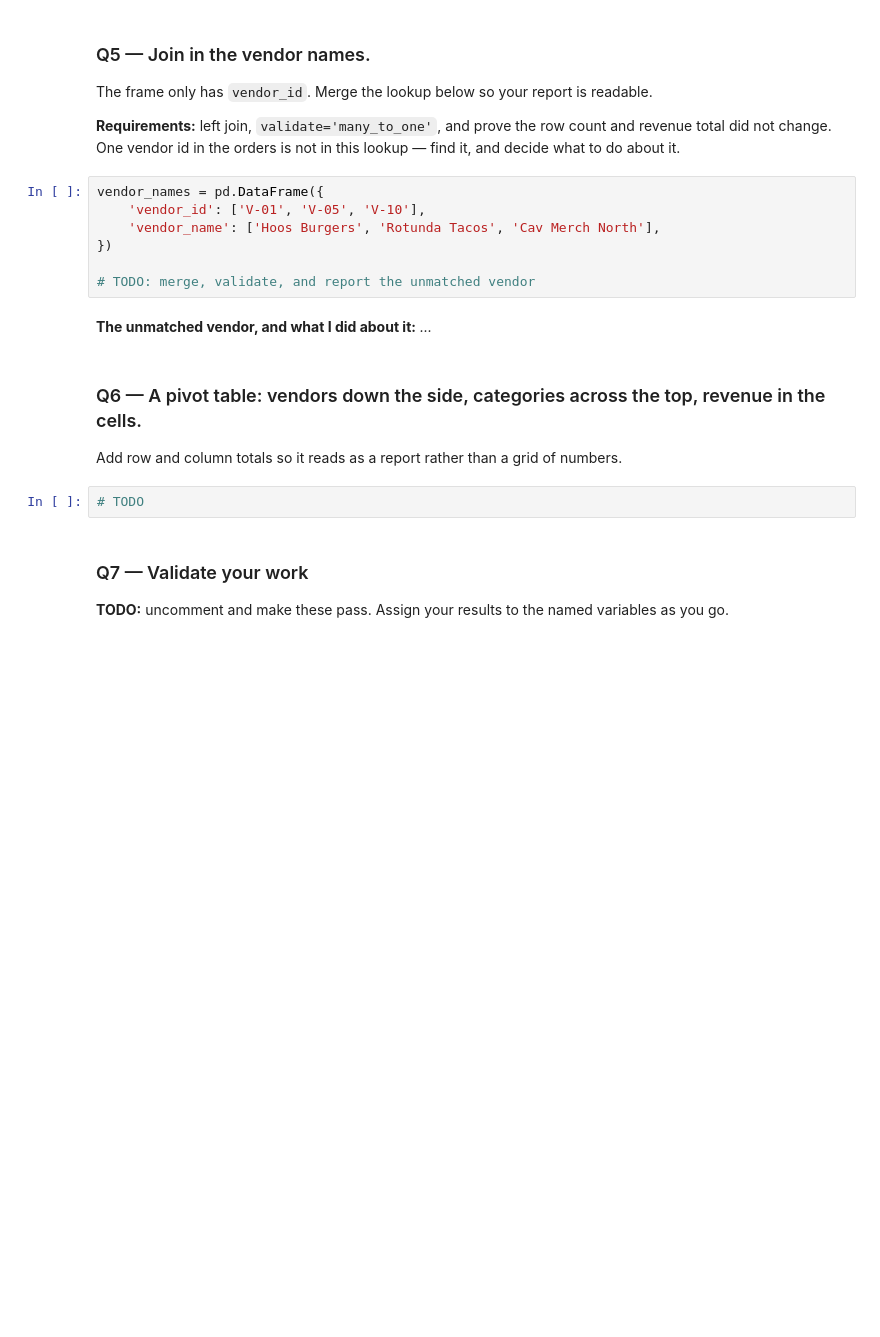
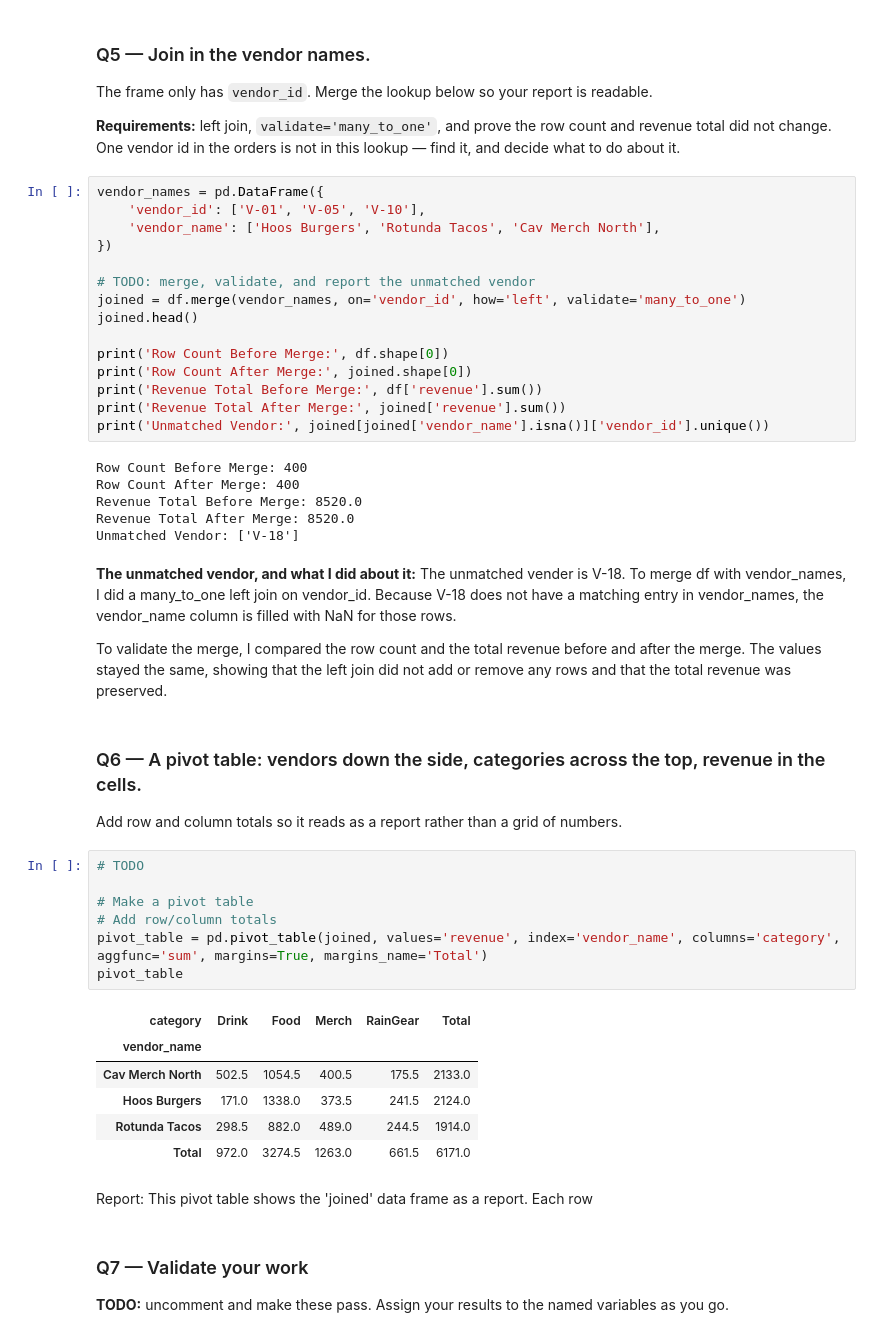
Before and after one commit to ekee7/ds2002-fa26, a Jupyter notebook: notebooks/03-pandas-cleaning/2026-09-18 — Pandas Challenge — Lab.ipynb, the cells around one changed output. Drawn from its saved outputs; the diff is of its cells as text; blank space fills up the shorter version.

```diff
--- a/notebooks/03-pandas-cleaning/2026-09-18 — Pandas Challenge — Lab.ipynb
+++ b/notebooks/03-pandas-cleaning/2026-09-18 — Pandas Challenge — Lab.ipynb
@@ -60,14 +128,44 @@ vendor_names = pd.DataFrame({
 })
 
 # TODO: merge, validate, and report the unmatched vendor
+joined = df.merge(vendor_names, on='vendor_id', how='left', validate='many_to_one')
+joined.head()
+
+print('Row Count Before Merge:', df.shape[0])
+print('Row Count After Merge:', joined.shape[0])
+print('Revenue Total Before Merge:', df['revenue'].sum())
+print('Revenue Total After Merge:', joined['revenue'].sum())
+print('Unmatched Vendor:', joined[joined['vendor_name'].isna()]['vendor_id'].unique())
+# %% [output]
+Row Count Before Merge: 400
+Row Count After Merge: 400
+Revenue Total Before Merge: 8520.0
+Revenue Total After Merge: 8520.0
+Unmatched Vendor: ['V-18']
 # %% [markdown]
-**The unmatched vendor, and what I did about it:** _..._
+**The unmatched vendor, and what I did about it:** The unmatched vender is V-18. To merge df with vendor_names, I did a many_to_one left join on vendor_id. Because V-18 does not have a matching entry in vendor_names, the vendor_name column is filled with NaN for those rows.
+
+To validate the merge, I compared the row count and the total revenue before and after the merge. The values stayed the same, showing that the left join did not add or remove any rows and that the total revenue was preserved.
 # %% [markdown]
 ### Q6 — A pivot table: vendors down the side, categories across the top, revenue in the cells.
 
 Add row and column totals so it reads as a report rather than a grid of numbers.
 # %%
 # TODO
+
+# Make a pivot table
+# Add row/column totals
+pivot_table = pd.pivot_table(joined, values='revenue', index='vendor_name', columns='category', aggfunc='sum', margins=True, margins_name='Total')
+pivot_table
+# %% [output]
+| category | Drink | Food | Merch | RainGear | Total |
+| vendor_name |  |  |  |  |  |
+| Cav Merch North | 502.5 | 1054.5 | 400.5 | 175.5 | 2133.0 |
+| Hoos Burgers | 171.0 | 1338.0 | 373.5 | 241.5 | 2124.0 |
+| Rotunda Tacos | 298.5 | 882.0 | 489.0 | 244.5 | 1914.0 |
+| Total | 972.0 | 3274.5 | 1263.0 | 661.5 | 6171.0 |
+# %% [markdown]
+Report: This pivot table shows the 'joined' data frame as a report. Each row
 # %% [markdown]
 ### Q7 — Validate your work
 
```
Also changed, not shown: parts of 10 cells of this notebook.
